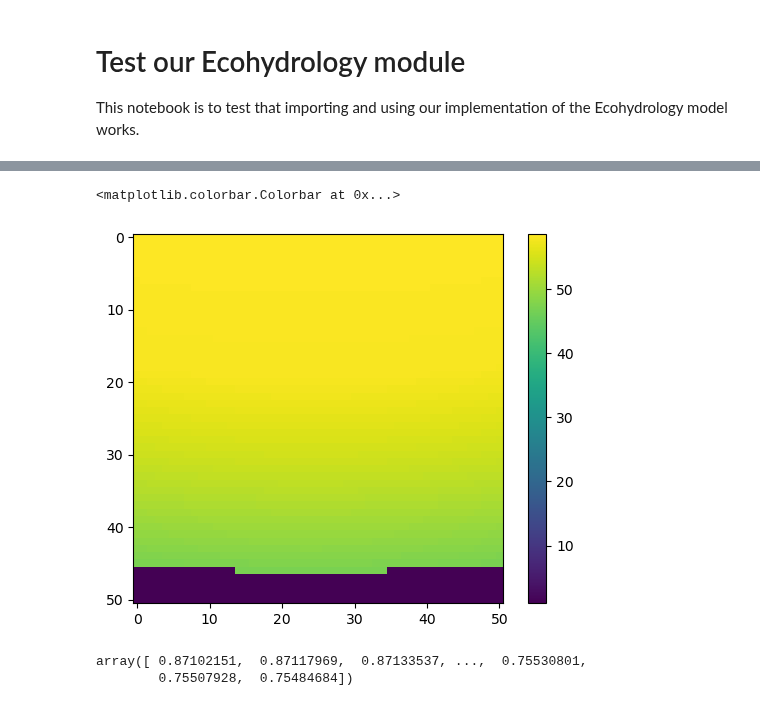
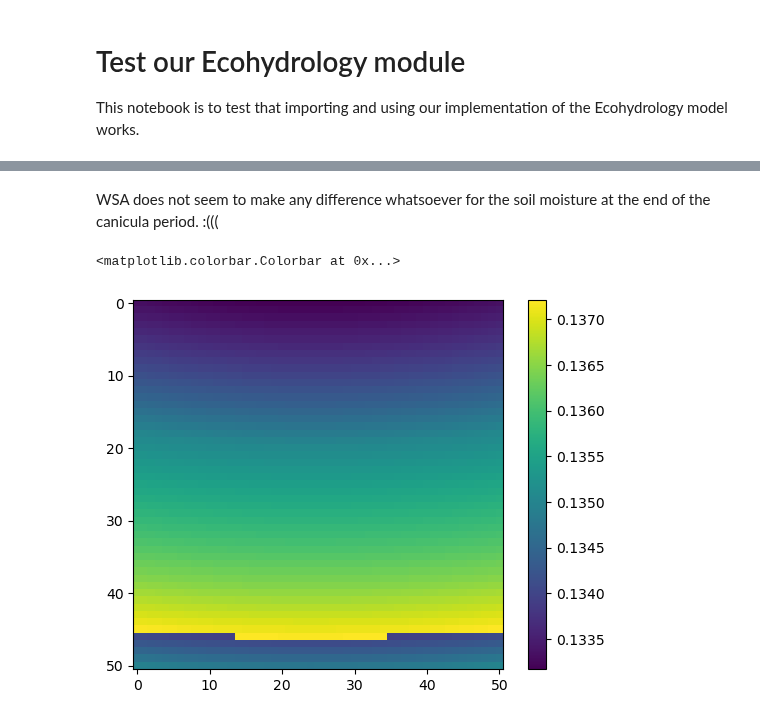
Before and after one commit to WylieMabel/TreesAndThat, a Jupyter notebook: LandLab_experiments/test_ecohydro_module.ipynb, the cells around one changed output, grey strips where cells are left out. Drawn from its saved outputs; the diff is of its cells as text; code cells hidden in the pictures.

Commit message:
Explore some initial model output

```diff
--- a/LandLab_experiments/test_ecohydro_module.ipynb
+++ b/LandLab_experiments/test_ecohydro_module.ipynb
@@ -36,12 +66,9 @@ import matplotlib.pyplot as plt
+# %% [markdown]
+WSA does not seem to make any difference whatsoever for the soil moisture at the end of the canicula period. :(((
 # %%
-biomass = np.reshape(Ecohyd_model.mg.at_cell['vegetation__live_biomass'], (51,51))
-plt.imshow(biomass)
+SM = np.reshape(Ecohyd_model.mg.at_cell['soil_moisture__saturation_fraction'], (51,51))
+plt.imshow(SM)
 plt.colorbar()
 # %% [output]
 <matplotlib.colorbar.Colorbar at 0x...>
-[figure, old version]
+[figure, new version]
-# %%
-Ecohyd_model.mg.at_cell['vegetation__water_stress']
-# %% [output]
-array([ 0.87102151,  0.87117969,  0.87133537, ...,  0.75530801,
-        0.75507928,  0.75484684])
```
Also changed, not shown: parts of 14 cells of this notebook, 1 other file.
